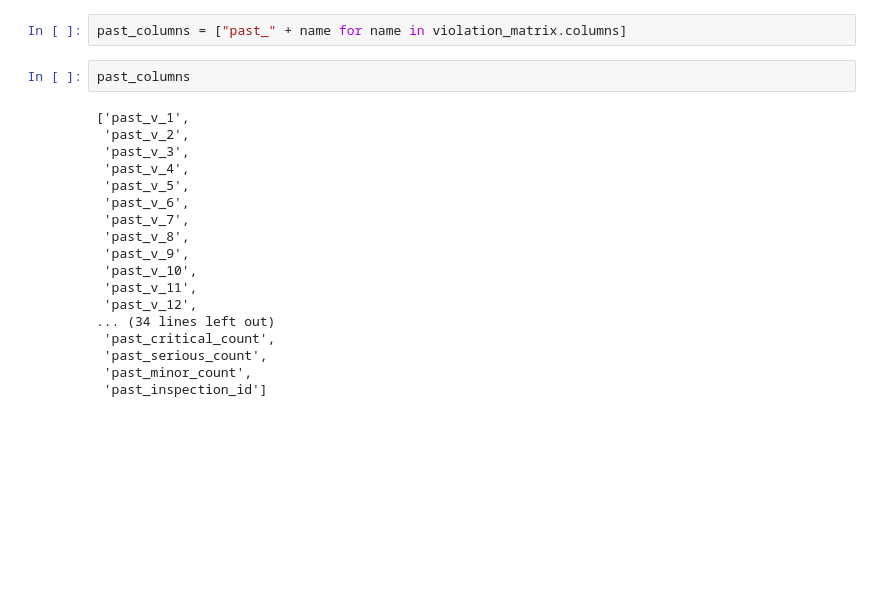
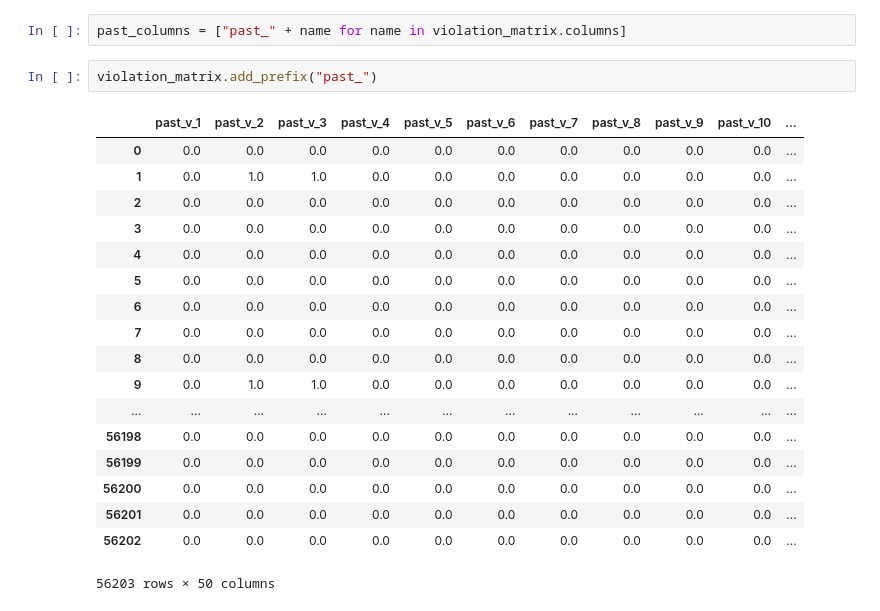
Before and after one commit to Sustainabilist/ChicagoDataAnalysis, a Jupyter notebook: CODE/23_generate_model_data.ipynb, the cells around one changed output. Saved outputs shown, nothing was run; the diff lists cells and outputs as text; blank space fills up the shorter version.

Commit message:
refactor violation notebook

```diff
--- a/CODE/23_generate_model_data.ipynb
+++ b/CODE/23_generate_model_data.ipynb
@@ -37,23 +37,24 @@ data["past_inspection_id"] = data.groupby("license").inspection_id.shift(1)
 thing = pd.merge(data, violation_matrix, left_on="past_inspection_id", right_on="inspection_id", suffixes=["", "_prev"])
 # %%
 past_columns = ["past_" + name for name in violation_matrix.columns]
-# %%
-past_columns
-# %% [output]
-['past_v_1',
- 'past_v_2',
- 'past_v_3',
- 'past_v_4',
- 'past_v_5',
- 'past_v_6',
- 'past_v_7',
- 'past_v_8',
- 'past_v_9',
- 'past_v_10',
- 'past_v_11',
- 'past_v_12',
-... (34 lines left out)
- 'past_critical_count',
- 'past_serious_count',
- 'past_minor_count',
- 'past_inspection_id']
+# %%
+violation_matrix.add_prefix("past_")
+# %% [output]
+|  | past_v_1 | past_v_2 | past_v_3 | past_v_4 | past_v_5 | past_v_6 | past_v_7 | past_v_8 | past_v_9 | past_v_10 | ... |
+| 0 | 0.0 | 0.0 | 0.0 | 0.0 | 0.0 | 0.0 | 0.0 | 0.0 | 0.0 | 0.0 | ... |
+| 1 | 0.0 | 1.0 | 1.0 | 0.0 | 0.0 | 0.0 | 0.0 | 0.0 | 0.0 | 0.0 | ... |
+| 2 | 0.0 | 0.0 | 0.0 | 0.0 | 0.0 | 0.0 | 0.0 | 0.0 | 0.0 | 0.0 | ... |
+| 3 | 0.0 | 0.0 | 0.0 | 0.0 | 0.0 | 0.0 | 0.0 | 0.0 | 0.0 | 0.0 | ... |
+| 4 | 0.0 | 0.0 | 0.0 | 0.0 | 0.0 | 0.0 | 0.0 | 0.0 | 0.0 | 0.0 | ... |
+| 5 | 0.0 | 0.0 | 0.0 | 0.0 | 0.0 | 0.0 | 0.0 | 0.0 | 0.0 | 0.0 | ... |
+| 6 | 0.0 | 0.0 | 0.0 | 0.0 | 0.0 | 0.0 | 0.0 | 0.0 | 0.0 | 0.0 | ... |
+| 7 | 0.0 | 0.0 | 0.0 | 0.0 | 0.0 | 0.0 | 0.0 | 0.0 | 0.0 | 0.0 | ... |
+| 8 | 0.0 | 0.0 | 0.0 | 0.0 | 0.0 | 0.0 | 0.0 | 0.0 | 0.0 | 0.0 | ... |
+| 9 | 0.0 | 1.0 | 1.0 | 0.0 | 0.0 | 0.0 | 0.0 | 0.0 | 0.0 | 0.0 | ... |
+| ... | ... | ... | ... | ... | ... | ... | ... | ... | ... | ... | ... |
+| 56198 | 0.0 | 0.0 | 0.0 | 0.0 | 0.0 | 0.0 | 0.0 | 0.0 | 0.0 | 0.0 | ... |
+| 56199 | 0.0 | 0.0 | 0.0 | 0.0 | 0.0 | 0.0 | 0.0 | 0.0 | 0.0 | 0.0 | ... |
+| 56200 | 0.0 | 0.0 | 0.0 | 0.0 | 0.0 | 0.0 | 0.0 | 0.0 | 0.0 | 0.0 | ... |
+| 56201 | 0.0 | 0.0 | 0.0 | 0.0 | 0.0 | 0.0 | 0.0 | 0.0 | 0.0 | 0.0 | ... |
+| 56202 | 0.0 | 0.0 | 0.0 | 0.0 | 0.0 | 0.0 | 0.0 | 0.0 | 0.0 | 0.0 | ... |
+56203 rows × 50 columns
```
Also changed, not shown: 2 other files.
